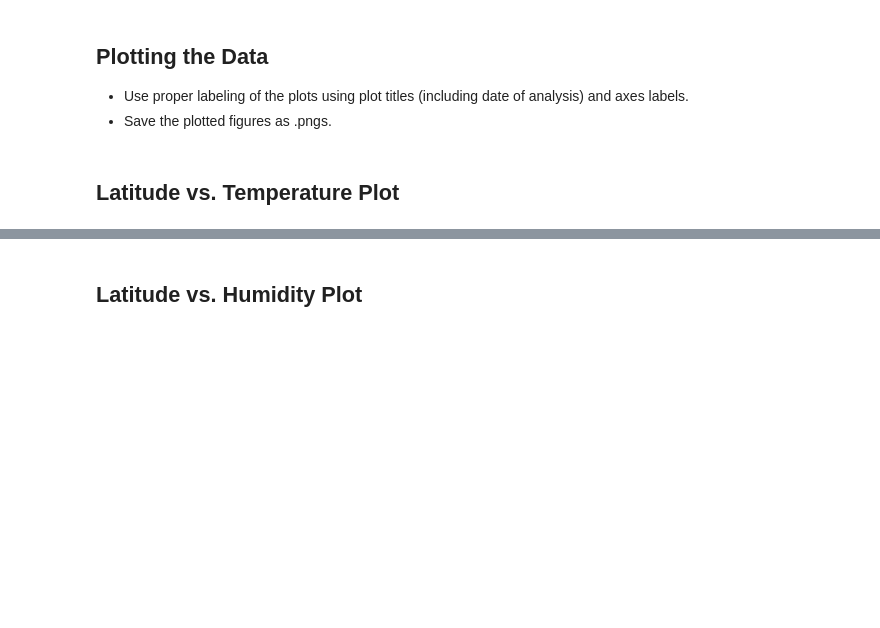
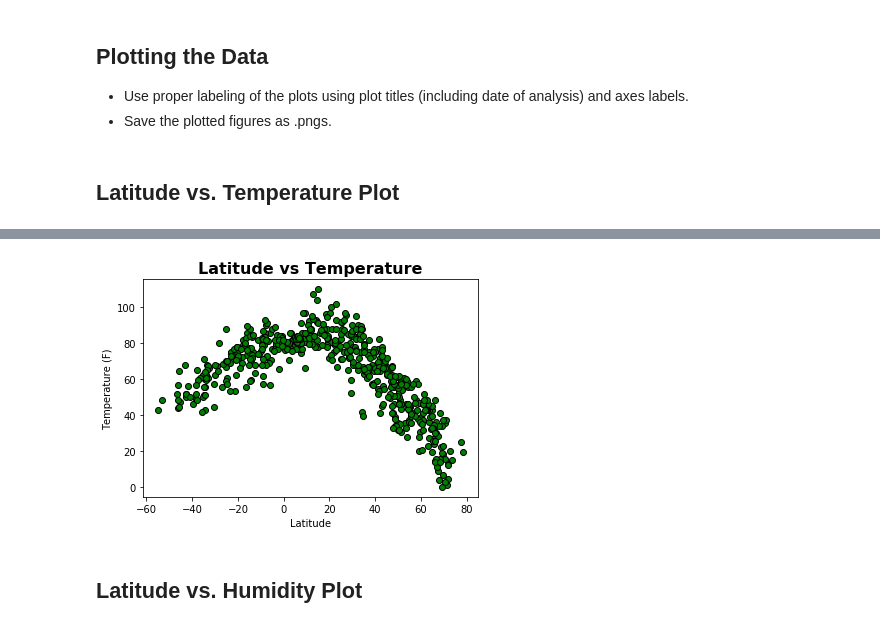
Before and after one commit to UncelSoogar/SMU_Homework, a Jupyter notebook: Submissions/6_PythonAPIs/WeatherPy.ipynb, the cells around one changed output, grey strips where cells are left out. Drawn from its saved outputs; the diff is of its cells as text; code cells hidden in the pictures; blank space fills up the shorter version.

```diff
--- a/Submissions/6_PythonAPIs/WeatherPy.ipynb
+++ b/Submissions/6_PythonAPIs/WeatherPy.ipynb
@@ -188,0 +224,4 @@ dtype: int64
+# %%
+#read csv
+cityweather_df = pd.read_csv("CityWeather.csv")
+cityweather_df.head()
@@ -204,3 +239,6 @@ Skip this step if there are no cities that have humidity > 100%.
 # %%
 #  Get the indices of cities that have humidity over 100%.
+mask = cityweather_df.Humidity <=100
+humid_df = cityweather_df.loc[mask].reset_index(drop=True)
+print(f"{len(cityweather_df)-len(humid_df)} cities were too humid and removed.")
 # %% [output]
@@ -232,2 +265,10 @@ Int64Index([], dtype='int64')
+# %%
+plt.scatter(humid_df.Lat, humid_df['Max Temp'], facecolor ='green', edgecolor='black')
+plt.xlabel("Latitude")
+plt.ylabel("Temperature (F)")
+plt.title("Latitude vs Temperature", fontsize=16, fontweight="bold")
+plt.show()
+# %% [output]
+[figure, added]
 # %% [markdown]
 ## Latitude vs. Humidity Plot
```
Also changed, not shown: parts of 49 cells of this notebook, 2 other files.
